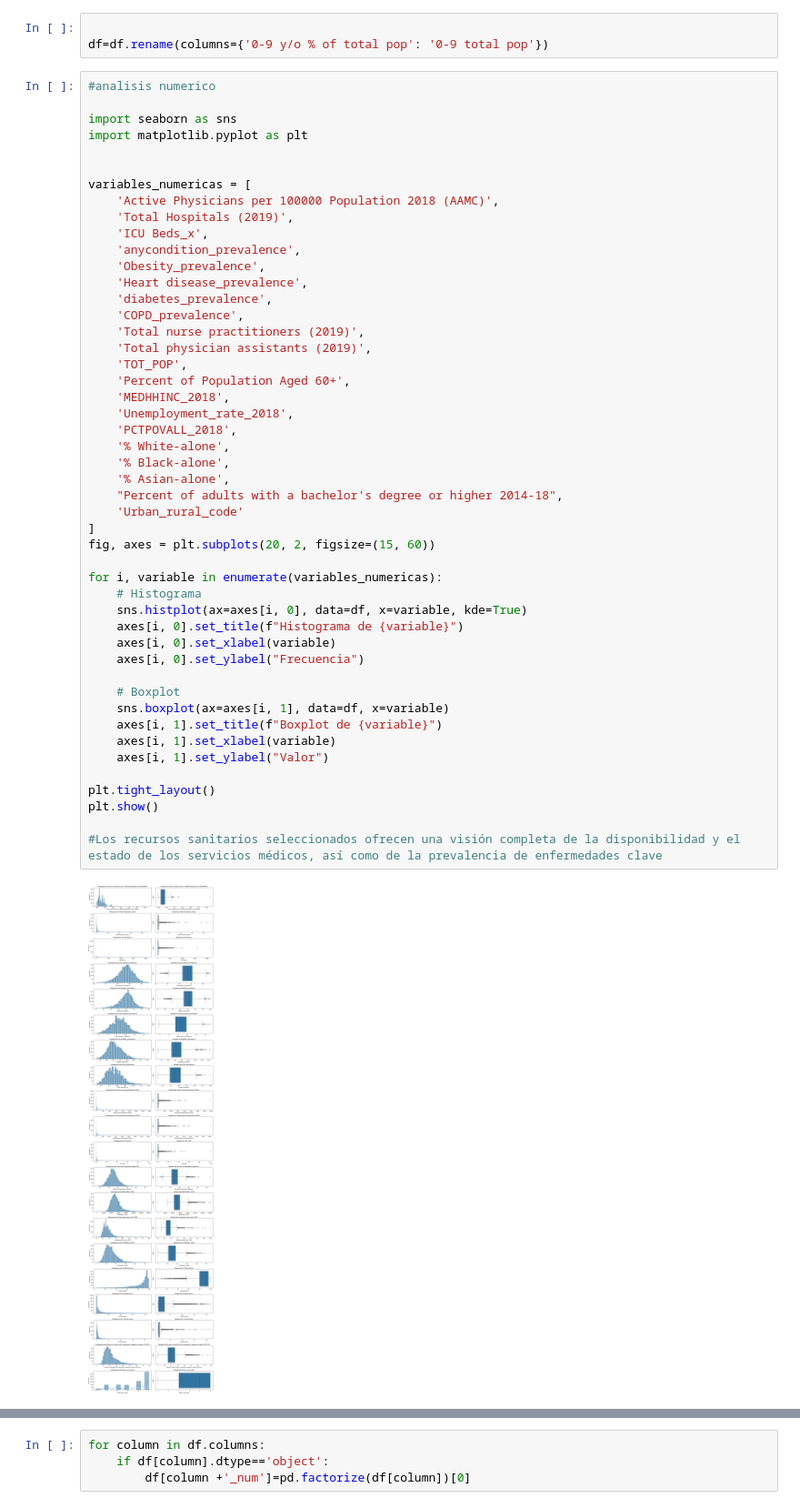
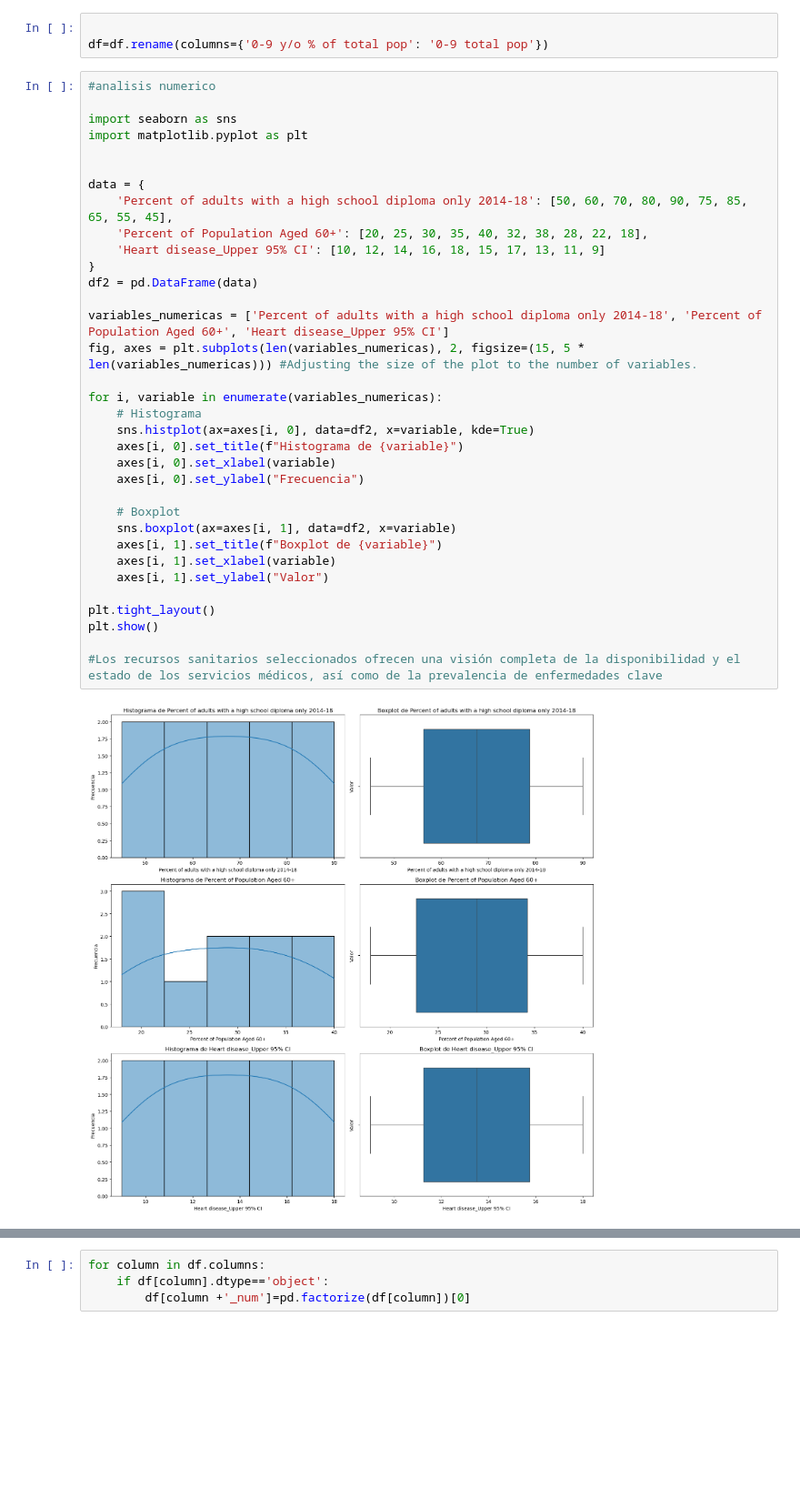
Before and after one commit to Valenfrc/modelos_lineales_regularizados-main, a Jupyter notebook: src/explore.ipynb, the cells around one changed output, grey strips where cells are left out. Shown: that part at 91% size. Cells and saved outputs as stored; diff of their text form; blank space fills up the shorter version.

```diff
--- a/src/explore.ipynb
+++ b/src/explore.ipynb
@@ -173,50 +180,36 @@ df=df.rename(columns={'0-9 y/o % of total pop': '0-9 total pop'})
 # %%
 #analisis numerico
 
 import seaborn as sns
 import matplotlib.pyplot as plt
 
 
-variables_numericas = [
-    'Active Physicians per 100000 Population 2018 (AAMC)',
-    'Total Hospitals (2019)',
-    'ICU Beds_x',
-    'anycondition_prevalence',
-    'Obesity_prevalence',
-    'Heart disease_prevalence',
-    'diabetes_prevalence',
-    'COPD_prevalence',
-    'Total nurse practitioners (2019)',
-    'Total physician assistants (2019)',
-    'TOT_POP',
-    'Percent of Population Aged 60+',
-    'MEDHHINC_2018',
-    'Unemployment_rate_2018',
-    'PCTPOVALL_2018',
-    '% White-alone',
-    '% Black-alone',
-    '% Asian-alone',
-    "Percent of adults with a bachelor's degree or higher 2014-18",
-    'Urban_rural_code'
-]
-fig, axes = plt.subplots(20, 2, figsize=(15, 60))
+data = {
+    'Percent of adults with a high school diploma only 2014-18': [50, 60, 70, 80, 90, 75, 85, 65, 55, 45],
+    'Percent of Population Aged 60+': [20, 25, 30, 35, 40, 32, 38, 28, 22, 18],
+    'Heart disease_Upper 95% CI': [10, 12, 14, 16, 18, 15, 17, 13, 11, 9]
+}
+df2 = pd.DataFrame(data)
+
+variables_numericas = ['Percent of adults with a high school diploma only 2014-18', 'Percent of Population Aged 60+', 'Heart disease_Upper 95% CI']
+fig, axes = plt.subplots(len(variables_numericas), 2, figsize=(15, 5 * len(variables_numericas))) #Adjusting the size of the plot to the number of variables.
 
 for i, variable in enumerate(variables_numericas):
     # Histograma
-    sns.histplot(ax=axes[i, 0], data=df, x=variable, kde=True)
+    sns.histplot(ax=axes[i, 0], data=df2, x=variable, kde=True)
     axes[i, 0].set_title(f"Histograma de {variable}")
     axes[i, 0].set_xlabel(variable)
     axes[i, 0].set_ylabel("Frecuencia")
 
     # Boxplot
-    sns.boxplot(ax=axes[i, 1], data=df, x=variable)
+    sns.boxplot(ax=axes[i, 1], data=df2, x=variable)
     axes[i, 1].set_title(f"Boxplot de {variable}")
     axes[i, 1].set_xlabel(variable)
     axes[i, 1].set_ylabel("Valor")
 
 plt.tight_layout()
 plt.show()
 
 #Los recursos sanitarios seleccionados ofrecen una visión completa de la disponibilidad y el estado de los servicios médicos, así como de la prevalencia de enfermedades clave
 # %% [output]
-[figure, old version]
+[figure, new version]
```
Also changed, not shown: parts of 5 cells of this notebook.
